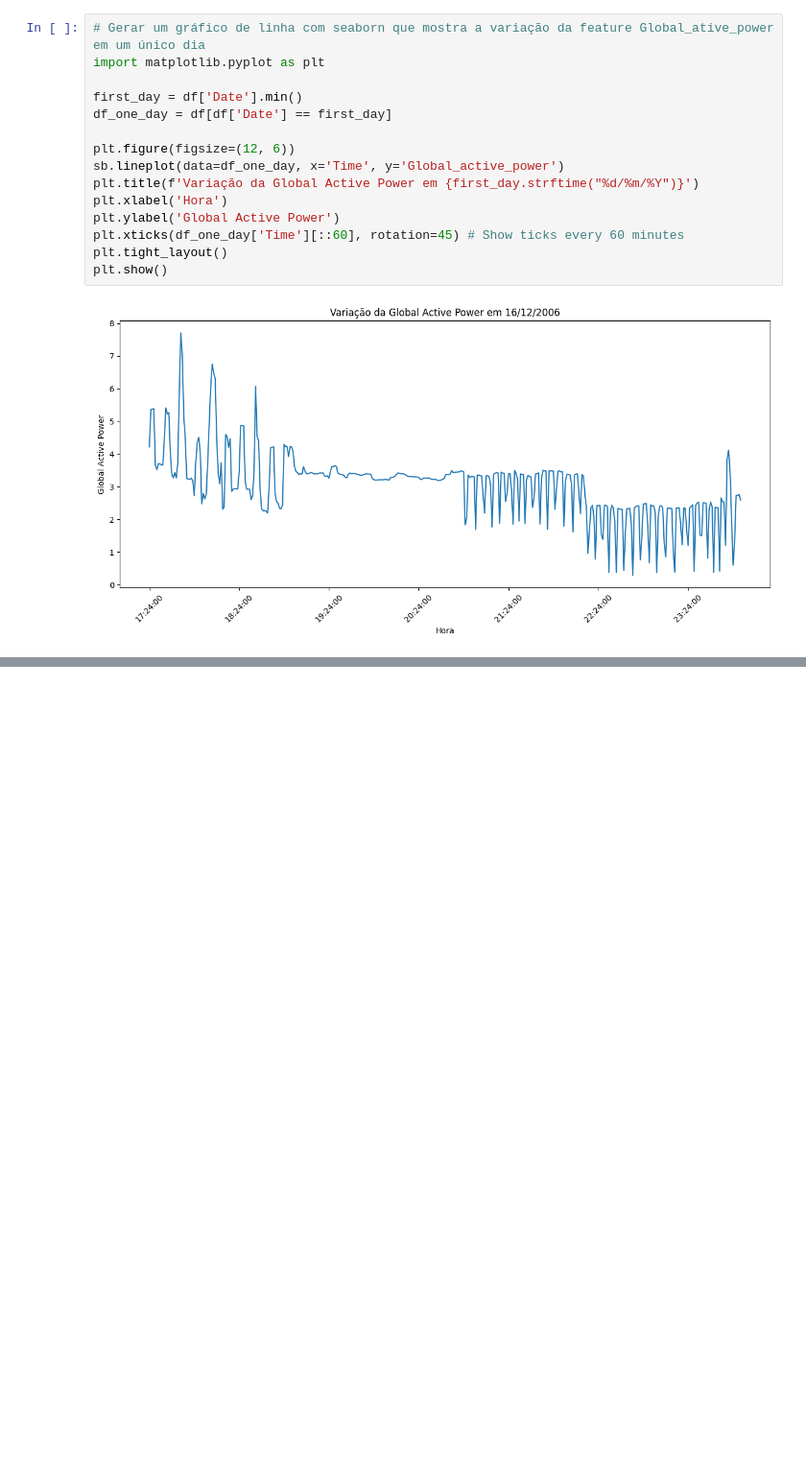
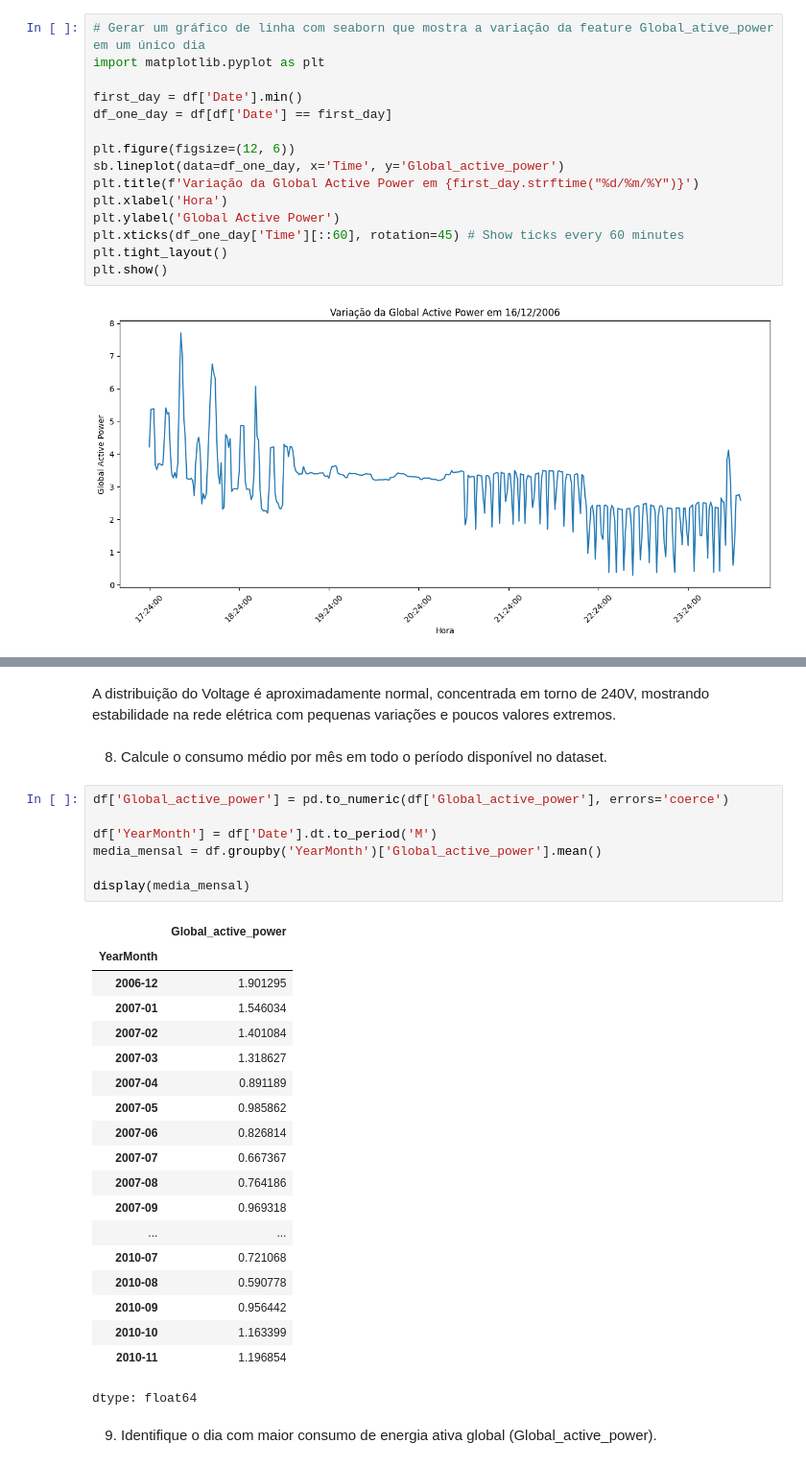
Before and after one commit to NathanMagno/energy-consumers-data, a Jupyter notebook: cp04.ipynb, the cells around one changed output, grey strips where cells are left out. Shown at 96% size. Cells and saved outputs as stored; diff of their text form; blank space fills up the shorter version.

```diff
--- a/cp04.ipynb
+++ b/cp04.ipynb
@@ -163,0 +178,33 @@ plt.show()
+# %% [markdown]
+A distribuição do Voltage é aproximadamente normal, concentrada em torno de 240V, mostrando estabilidade na rede elétrica com pequenas variações e poucos valores extremos.
+# %% [markdown]
+ 8. Calcule o consumo médio por mês em todo o período disponível no dataset.
+# %%
+df['Global_active_power'] = pd.to_numeric(df['Global_active_power'], errors='coerce')
+
+df['YearMonth'] = df['Date'].dt.to_period('M')
+media_mensal = df.groupby('YearMonth')['Global_active_power'].mean()
+
+display(media_mensal)
+# %% [output]
+|  | Global_active_power |
+| YearMonth |  |
+| 2006-12 | 1.901295 |
+| 2007-01 | 1.546034 |
+| 2007-02 | 1.401084 |
+| 2007-03 | 1.318627 |
+| 2007-04 | 0.891189 |
+| 2007-05 | 0.985862 |
+| 2007-06 | 0.826814 |
+| 2007-07 | 0.667367 |
+| 2007-08 | 0.764186 |
+| 2007-09 | 0.969318 |
+| ... | ... |
+| 2010-07 | 0.721068 |
+| 2010-08 | 0.590778 |
+| 2010-09 | 0.956442 |
+| 2010-10 | 1.163399 |
+| 2010-11 | 1.196854 |
+dtype: float64
+# %% [markdown]
+9. Identifique o dia com maior consumo de energia ativa global (Global_active_power).
```
Also changed, not shown: parts of 6 cells of this notebook.
